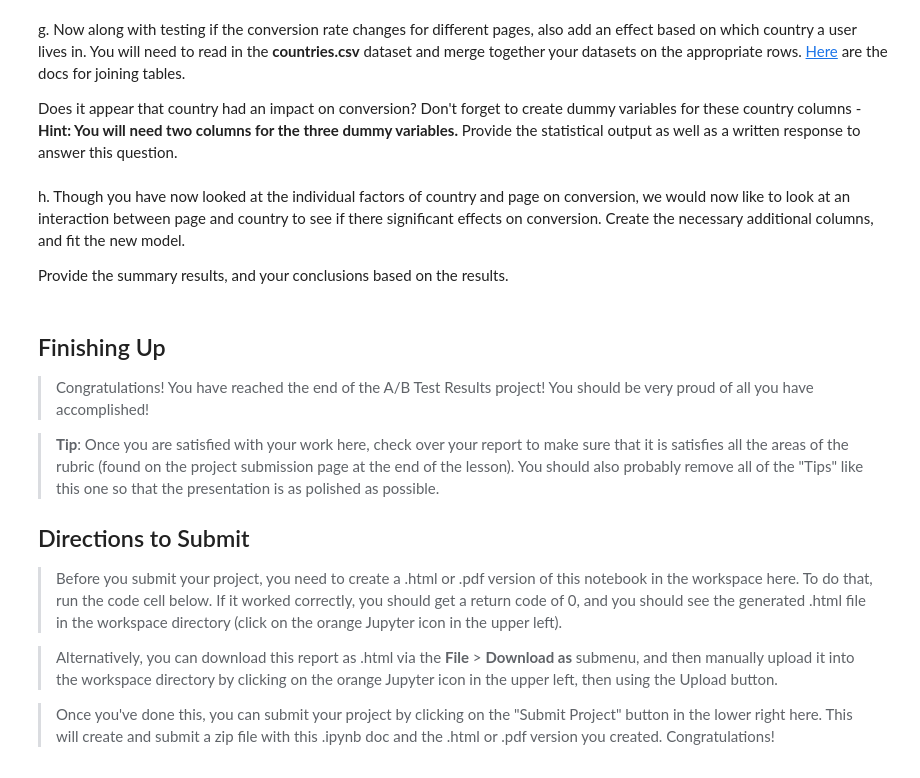
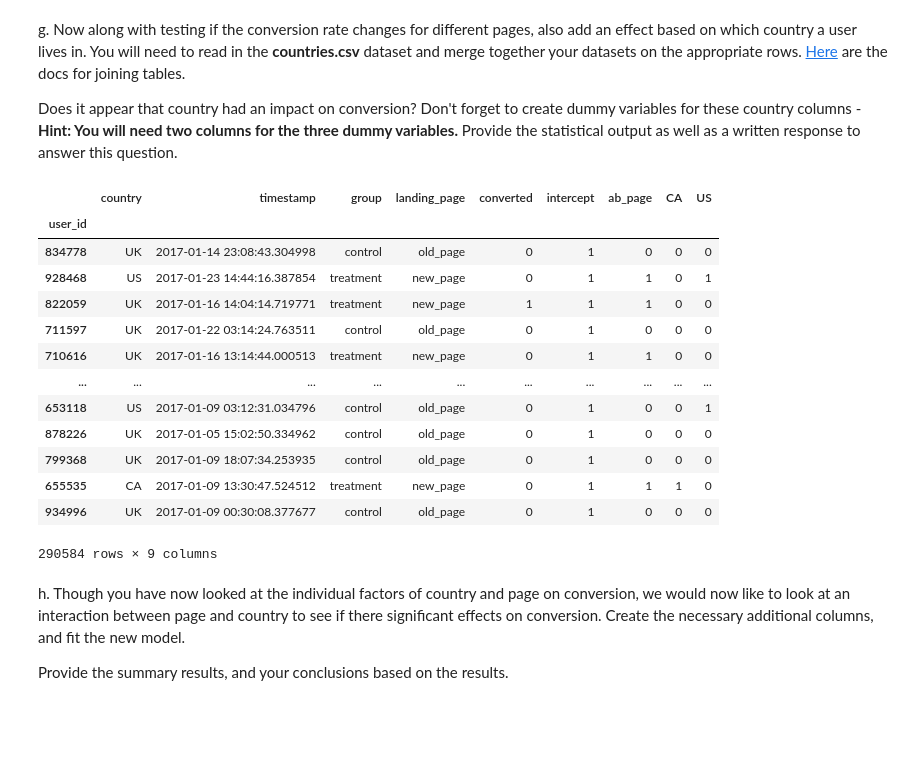
Before and after one commit to GAltuwaijri/Analyze_AB_Test_Results, a Jupyter notebook: Analyze_ab_test_results.ipynb, the cells around one changed output. Cells and saved outputs as stored; diff of their text form; code cells hidden in the pictures; blank space fills up the shorter version.

Commit message:
Feat:  Part III - A regression approach
Completing the Analyze A/B Test Results project, Part III - regression approach

```diff
--- a/Analyze_ab_test_results.ipynb
+++ b/Analyze_ab_test_results.ipynb
@@ -353,2 +357,9 @@ a. Since each row is either a conversion or no conversion, what type of regressi
 # %% [markdown]
 b. The goal is to use **statsmodels** to fit the regression model you specified in part **a.** to see if there is a significant difference in conversion based on which page a customer receives. However, you first need to create in df2 a column for the intercept, and create a dummy variable column for which page each user received.  Add an **intercept** column, as well as an **ab_page** column, which is 1 when an individual receives the **treatment** and 0 if **control**.
+# %%
+#Create intercept column
+df2['intercept'] = 1
+# %%
+#Create dummies
+ab_page = ['treatment', 'control']
+df2['ab_page'] = pd.get_dummies(df2.group)['treatment']
@@ -368,23 +427,30 @@ f. Now, you are considering other things that might influence whether or not an
 g. Now along with testing if the conversion rate changes for different pages, also add an effect based on which country a user lives in. You will need to read in the **countries.csv** dataset and merge together your datasets on the appropriate rows.  [Here](https://pandas.pydata.org/pandas-docs/stable/generated/pandas.DataFrame.join.html) are the docs for joining tables.
 
 Does it appear that country had an impact on conversion?  Don't forget to create dummy variables for these country columns - **Hint: You will need two columns for the three dummy variables.** Provide the statistical output as well as a written response to answer this question.
+# %%
+countries_df = pd.read_csv('./countries.csv')
+df_new = countries_df.set_index('user_id').join(df2.set_index('user_id'), how='inner')
+# %%
+### Create the necessary dummy variables
+df_new['intercept'] = 1
+df_new[['CA','US']] = pd.get_dummies(df_new['country'])[['CA','US']]
+df_new
+# %% [output]
+|  | country | timestamp | group | landing_page | converted | intercept | ab_page | CA | US |
+| user_id |  |  |  |  |  |  |  |  |  |
+| 834778 | UK | 2017-01-14 23:08:43.304998 | control | old_page | 0 | 1 | 0 | 0 | 0 |
+| 928468 | US | 2017-01-23 14:44:16.387854 | treatment | new_page | 0 | 1 | 1 | 0 | 1 |
+| 822059 | UK | 2017-01-16 14:04:14.719771 | treatment | new_page | 1 | 1 | 1 | 0 | 0 |
+| 711597 | UK | 2017-01-22 03:14:24.763511 | control | old_page | 0 | 1 | 0 | 0 | 0 |
+| 710616 | UK | 2017-01-16 13:14:44.000513 | treatment | new_page | 0 | 1 | 1 | 0 | 0 |
+| ... | ... | ... | ... | ... | ... | ... | ... | ... | ... |
+| 653118 | US | 2017-01-09 03:12:31.034796 | control | old_page | 0 | 1 | 0 | 0 | 1 |
+| 878226 | UK | 2017-01-05 15:02:50.334962 | control | old_page | 0 | 1 | 0 | 0 | 0 |
+| 799368 | UK | 2017-01-09 18:07:34.253935 | control | old_page | 0 | 1 | 0 | 0 | 0 |
+| 655535 | CA | 2017-01-09 13:30:47.524512 | treatment | new_page | 0 | 1 | 1 | 1 | 0 |
+| 934996 | UK | 2017-01-09 00:30:08.377677 | control | old_page | 0 | 1 | 0 | 0 | 0 |
+290584 rows × 9 columns
 # %% [markdown]
 h. Though you have now looked at the individual factors of country and page on conversion, we would now like to look at an interaction between page and country to see if there significant effects on conversion.  Create the necessary additional columns, and fit the new model.
 
 Provide the summary results, and your conclusions based on the results.
-# %% [markdown]
-<a id='conclusions'></a>
-## Finishing Up
-
-> Congratulations!  You have reached the end of the A/B Test Results project!  You should be very proud of all you have accomplished!
-
-> **Tip**: Once you are satisfied with your work here, check over your report to make sure that it is satisfies all the areas of the rubric (found on the project submission page at the end of the lesson). You should also probably remove all of the "Tips" like this one so that the presentation is as polished as possible.
-
-
-## Directions to Submit
-
-> Before you submit your project, you need to create a .html or .pdf version of this notebook in the workspace here. To do that, run the code cell below. If it worked correctly, you should get a return code of 0, and you should see the generated .html file in the workspace directory (click on the orange Jupyter icon in the upper left).
-
-> Alternatively, you can download this report as .html via the **File** > **Download as** submenu, and then manually upload it into the workspace directory by clicking on the orange Jupyter icon in the upper left, then using the Upload button.
-
-> Once you've done this, you can submit your project by clicking on the "Submit Project" button in the lower right here. This will create and submit a zip file with this .ipynb doc and the .html or .pdf version you created. Congratulations!
```
Also changed, not shown: parts of 22 cells of this notebook, 1 other file.
